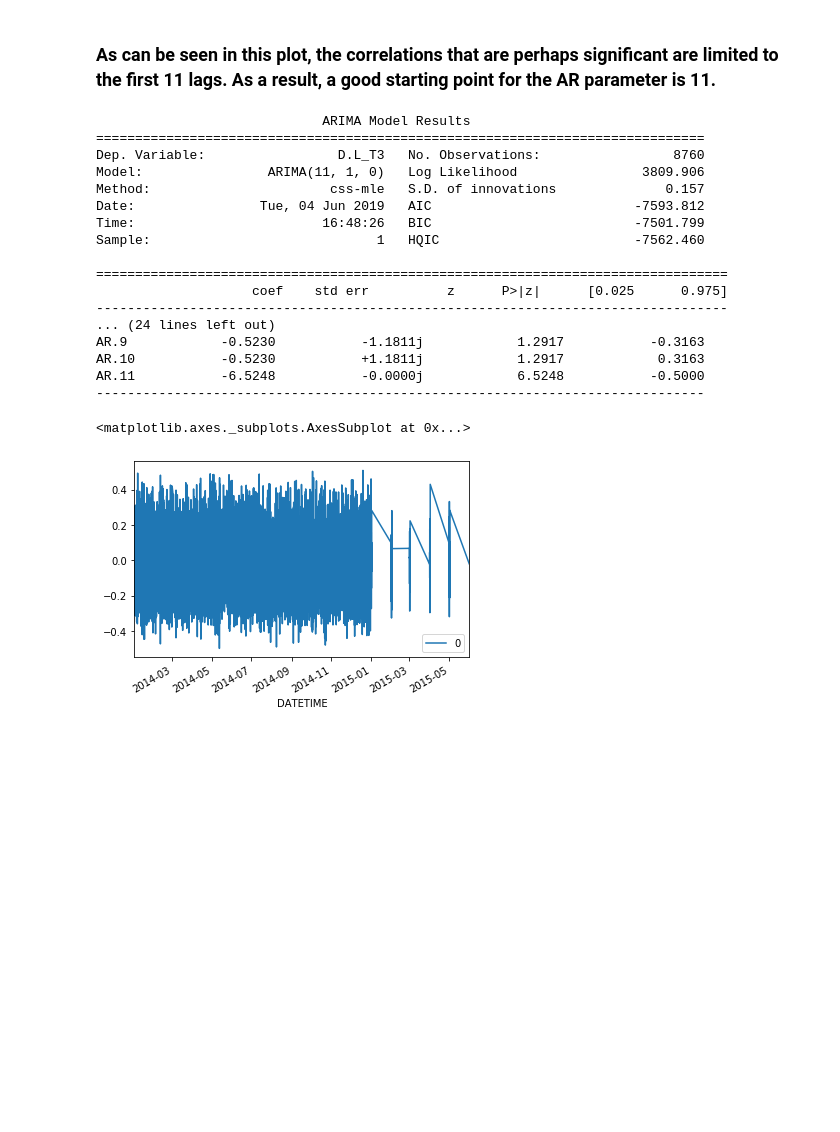
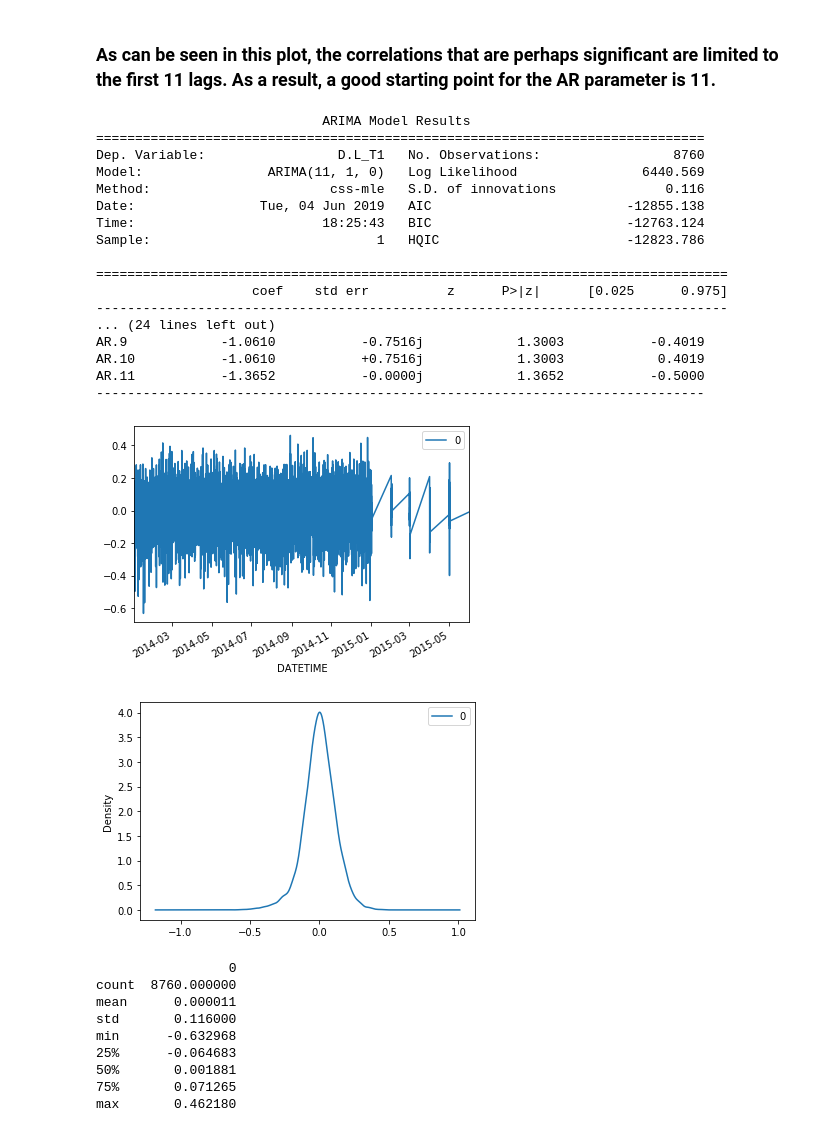
Before and after one commit to Lingygao/cyberdata, a Jupyter notebook: Lab 2/2. ARMA/Task 2.1 ARMA.ipynb, the cells around one changed output. Drawn from its saved outputs; the diff is of its cells as text; code cells hidden in the pictures; blank space fills up the shorter version.

```diff
--- a/Lab 2/2. ARMA/Task 2.1 ARMA.ipynb
+++ b/Lab 2/2. ARMA/Task 2.1 ARMA.ipynb
@@ -26,28 +49,41 @@ plt.show()
 # %% [markdown]
 ### As can be seen in this plot, the correlations that are perhaps significant are limited to the first 11 lags. As a result, a good starting point for the AR parameter is 11.
 # %%
-model = ARIMA(df['L_T3'], order = (11,1,0))
+model = ARIMA(df['L_T1'], order = (11,1,0))
 model_fit = model.fit(disp = 0)
 print(model_fit.summary())
 residual = DataFrame(model_fit.resid)
 residual.plot()
+plt.show()
+residual.plot(kind='kde')
+plt.show()
+print(residual.describe())
 # %% [output]
                              ARIMA Model Results
 ==============================================================================
-Dep. Variable:                 D.L_T3   No. Observations:                 8760
-Model:                ARIMA(11, 1, 0)   Log Likelihood                3809.906
-Method:                       css-mle   S.D. of innovations              0.157
-Date:                Tue, 04 Jun 2019   AIC                          -7593.812
-Time:                        16:48:26   BIC                          -7501.799
-Sample:                             1   HQIC                         -7562.460
+Dep. Variable:                 D.L_T1   No. Observations:                 8760
+Model:                ARIMA(11, 1, 0)   Log Likelihood                6440.569
+Method:                       css-mle   S.D. of innovations              0.116
+Date:                Tue, 04 Jun 2019   AIC                         -12855.138
+Time:                        18:25:43   BIC                         -12763.124
+Sample:                             1   HQIC                        -12823.786
 
 =================================================================================
                     coef    std err          z      P>|z|      [0.025      0.975]
 ---------------------------------------------------------------------------------
 ... (24 lines left out)
-AR.9            -0.5230           -1.1811j            1.2917           -0.3163
-AR.10           -0.5230           +1.1811j            1.2917            0.3163
-AR.11           -6.5248           -0.0000j            6.5248           -0.5000
+AR.9            -1.0610           -0.7516j            1.3003           -0.4019
+AR.10           -1.0610           +0.7516j            1.3003            0.4019
+AR.11           -1.3652           -0.0000j            1.3652           -0.5000
 ------------------------------------------------------------------------------
+[figure, new version]
+[figure, added]
-<matplotlib.axes._subplots.AxesSubplot at 0x...>
+                 0
+count  8760.000000
+mean      0.000011
+std       0.116000
+min      -0.632968
+25%      -0.064683
+50%       0.001881
+75%       0.071265
+max       0.462180
-[figure, old version]
```
Also changed, not shown: parts of 3 cells of this notebook, 1 other file.
